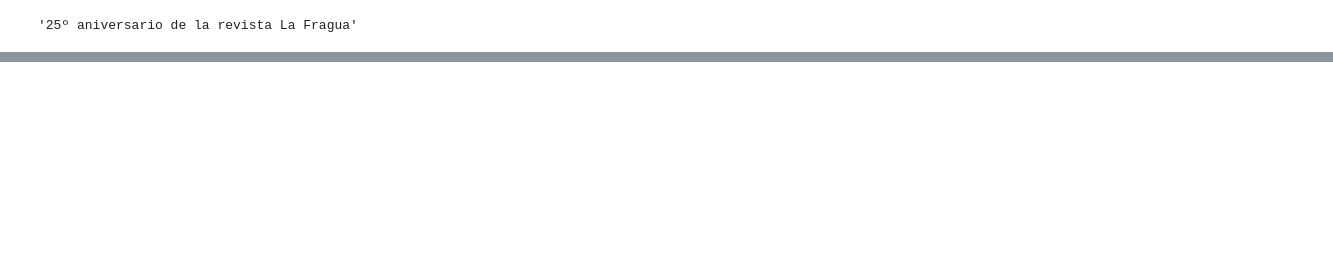
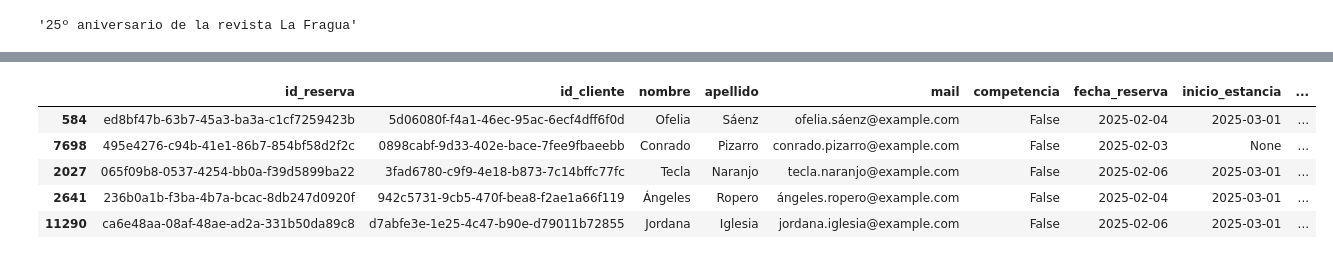
Before and after one commit to raquelscv/Proyecto-ETL, a Jupyter notebook: jupyters/scrapeo_api.ipynb, the cells around one changed output, grey strips where cells are left out. Cells and saved outputs as stored; diff of their text form; code cells hidden in the pictures; blank space fills up the shorter version.

```diff
--- a/jupyters/scrapeo_api.ipynb
+++ b/jupyters/scrapeo_api.ipynb
@@ -70,0 +102,10 @@ info_eventos
+# %%
+df_raw = pd.read_parquet("../data/reservas_hoteles.parquet")
+df_raw.sample(5)
+# %% [output]
+|  | id_reserva | id_cliente | nombre | apellido | mail | competencia | fecha_reserva | inicio_estancia | ... |
+| 584 | ed8bf47b-63b7-45a3-ba3a-c1cf7259423b | 5d06080f-f4a1-46ec-95ac-6ecf4dff6f0d | Ofelia | Sáenz | ofelia.sáenz@example.com | False | 2025-02-04 | 2025-03-01 | ... |
+| 7698 | 495e4276-c94b-41e1-86b7-854bf58d2f2c | 0898cabf-9d33-402e-bace-7fee9fbaeebb | Conrado | Pizarro | conrado.pizarro@example.com | False | 2025-02-03 | None | ... |
+| 2027 | 065f09b8-0537-4254-bb0a-f39d5899ba22 | 3fad6780-c9f9-4e18-b873-7c14bffc77fc | Tecla | Naranjo | tecla.naranjo@example.com | False | 2025-02-06 | 2025-03-01 | ... |
+| 2641 | 236b0a1b-f3ba-4b7a-bcac-8db247d0920f | 942c5731-9cb5-470f-bea8-f2ae1a66f119 | Ángeles | Ropero | ángeles.ropero@example.com | False | 2025-02-04 | 2025-03-01 | ... |
+| 11290 | ca6e48aa-08af-48ae-ad2a-331b50da89c8 | d7abfe3e-1e25-4c47-b90e-d79011b72855 | Jordana | Iglesia | jordana.iglesia@example.com | False | 2025-02-06 | 2025-03-01 | ... |
```
Also changed, not shown: parts of 11 cells of this notebook, 4 other files.
